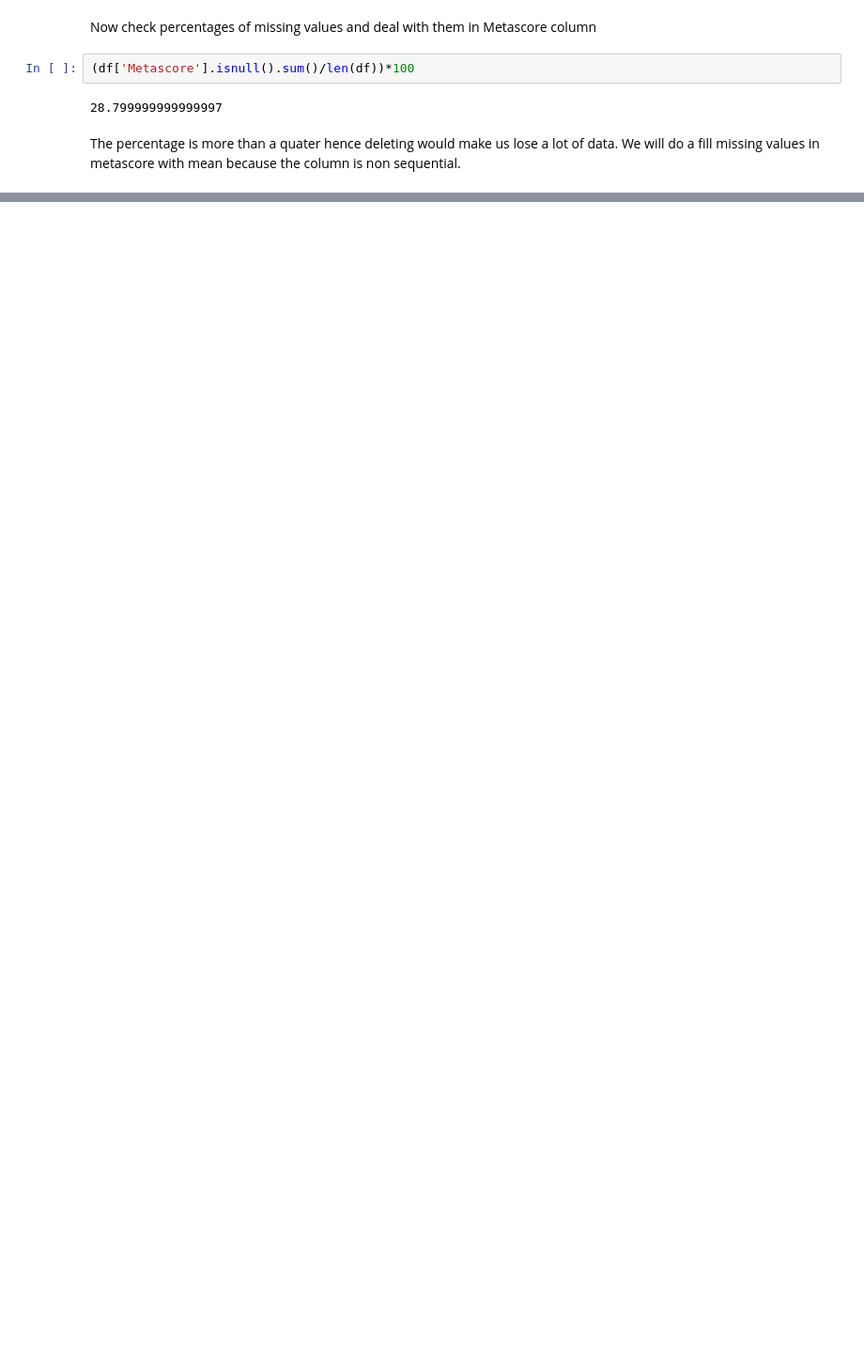
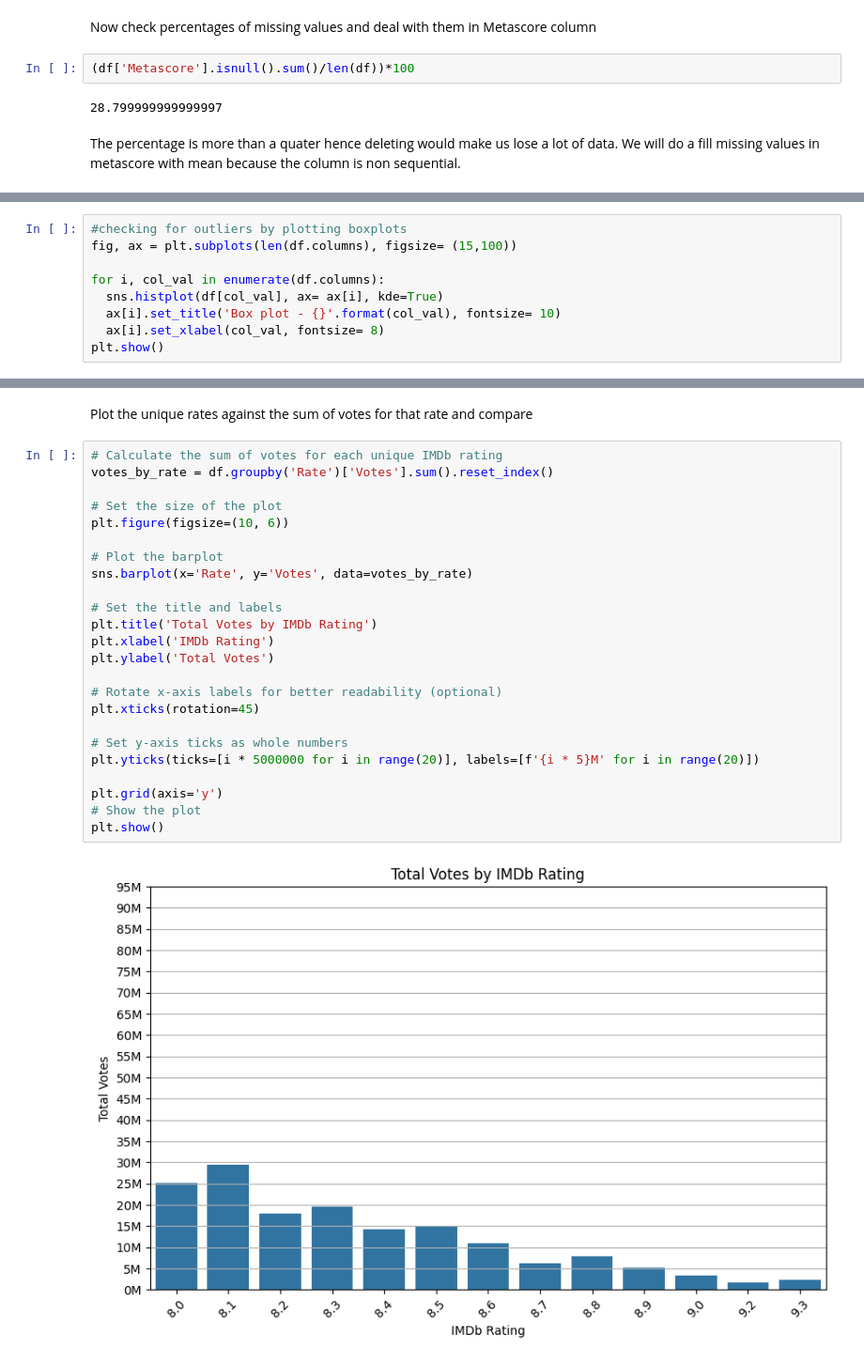
Before and after one commit to MachukaJoy/datavisualization_week2, a Jupyter notebook: week2_assignment.ipynb, the cells around one changed output, grey strips where cells are left out. Shown at 94% size. Cells and saved outputs as stored; diff of their text form; blank space fills up the shorter version.

```diff
--- a/week2_assignment.ipynb
+++ b/week2_assignment.ipynb
@@ -245,0 +371,9 @@ Index(['Title', 'Certificate', 'Duration(minutes)', 'Genre', 'Rate',
+# %%
+#checking for outliers by plotting boxplots
+fig, ax = plt.subplots(len(df.columns), figsize= (15,100))
+
+for i, col_val in enumerate(df.columns):
+  sns.histplot(df[col_val], ax= ax[i], kde=True)
+  ax[i].set_title('Box plot - {}'.format(col_val), fontsize= 10)
+  ax[i].set_xlabel(col_val, fontsize= 8)
+plt.show()
@@ -245,0 +471,28 @@ Index(['Title', 'Certificate', 'Duration(minutes)', 'Genre', 'Rate',
+# %% [markdown]
+Plot the unique rates against the sum of votes for that rate and compare
+# %%
+# Calculate the sum of votes for each unique IMDb rating
+votes_by_rate = df.groupby('Rate')['Votes'].sum().reset_index()
+
+# Set the size of the plot
+plt.figure(figsize=(10, 6))
+
+# Plot the barplot
+sns.barplot(x='Rate', y='Votes', data=votes_by_rate)
+
+# Set the title and labels
+plt.title('Total Votes by IMDb Rating')
+plt.xlabel('IMDb Rating')
+plt.ylabel('Total Votes')
+
+# Rotate x-axis labels for better readability (optional)
+plt.xticks(rotation=45)
+
+# Set y-axis ticks as whole numbers
+plt.yticks(ticks=[i * 5000000 for i in range(20)], labels=[f'{i * 5}M' for i in range(20)])
+
+plt.grid(axis='y')
+# Show the plot
+plt.show()
+# %% [output]
+[figure, added]
```
Also changed, not shown: parts of 32 cells of this notebook.
